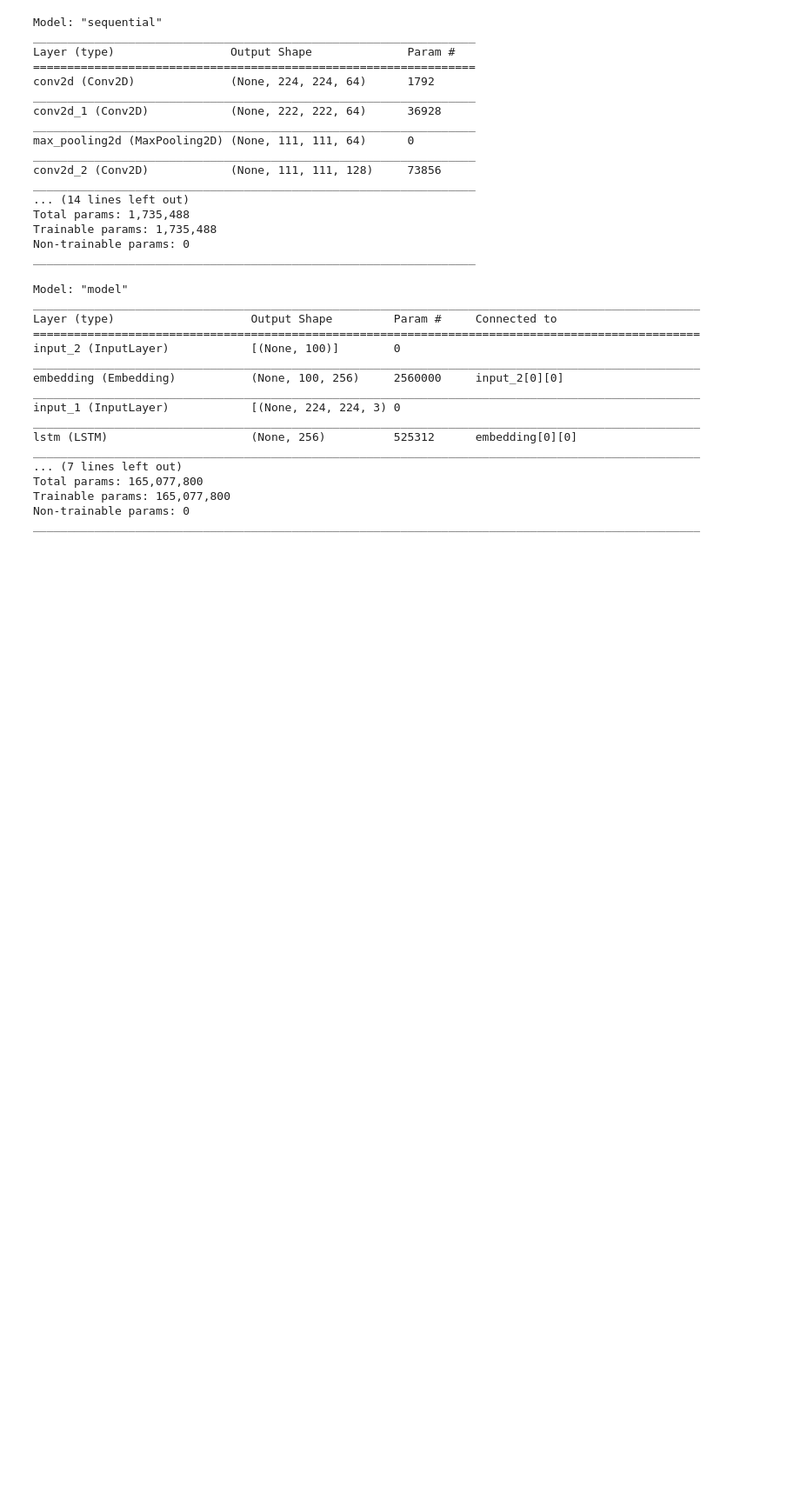
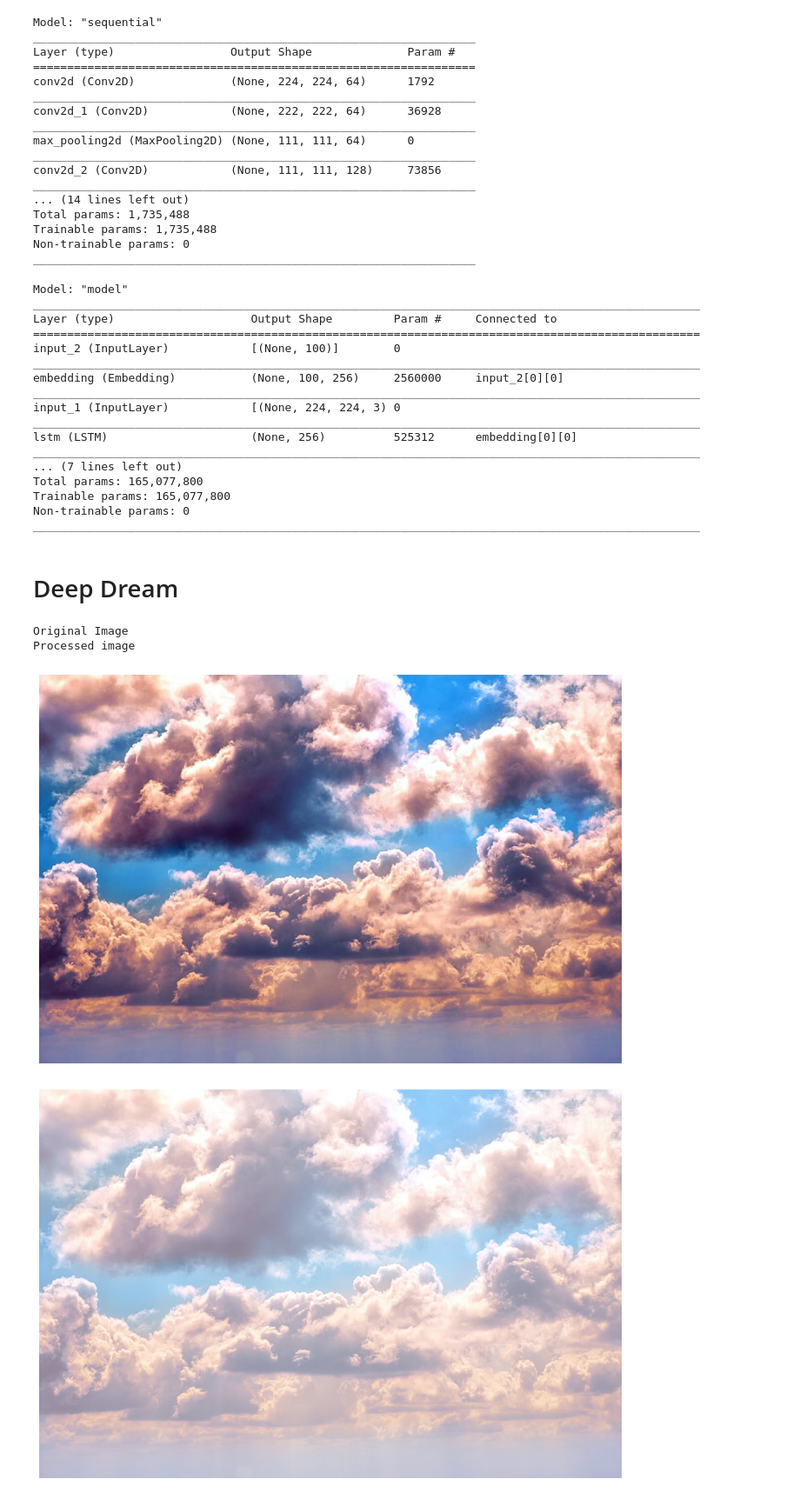
Before and after one commit to mohameddhameem/TensorflowCertification, a Jupyter notebook: Advanced_CNN.ipynb, the cells around one changed output. Shown at 87% size. Drawn from its saved outputs; the diff is of its cells as text; code cells hidden in the pictures; blank space fills up the shorter version.

```diff
--- a/Advanced_CNN.ipynb
+++ b/Advanced_CNN.ipynb
@@ -528,3 +528,5 @@ Total params: 165,077,800
 Trainable params: 165,077,800
 Non-trainable params: 0
 __________________________________________________________________________________________________
+# %% [markdown]
+# Deep Dream
@@ -530,0 +540,39 @@ ________________________________________________________________________________
+# %%
+# Download an image and read it into a NumPy array,
+def download(url):
+  name = url.split("/")[-1]
+  image_path = tf.keras.utils.get_file(name, origin=url)
+  img = image.load_img(image_path)
+  return image.img_to_array(img)
+
+# Scale pixels to between (-1.0 and 1.0)
+def preprocess(img):
+  return (img / 127.5) - 1
+
+# Undo the preprocessing above
+def deprocess(img):
+  img = img.copy()
+  img /= 2.
+  img += 0.5
+  img *= 255.
+  return np.clip(img, 0, 255).astype('uint8')
+
+# Display an image
+def show(img):
+  plt.figure(figsize=(12,12))
+  plt.grid(False)
+  plt.axis('off')
+  plt.imshow(img)
+
+# https://commons.wikimedia.org/wiki/File:Flickr_-_Nicholas_T_-_Big_Sky_(1).jpg
+url = 'https://images.unsplash.com/photo-1501630834273-4b5604d2ee31?ixid=MXwxMjA3fDB8MHxzZWFyY2h8MXx8Y2xvdWRzfGVufDB8fDB8&ixlib=rb-1.2.1&w=1000&q=80'
+img = preprocess(download(url))
+print('Original Image')
+show(img)
+print('Processed image')
+show(deprocess(img))
+# %% [output]
+Original Image
+Processed image
+[figure, added]
+[figure, added]
```
Also changed, not shown: parts of 6 cells of this notebook.
